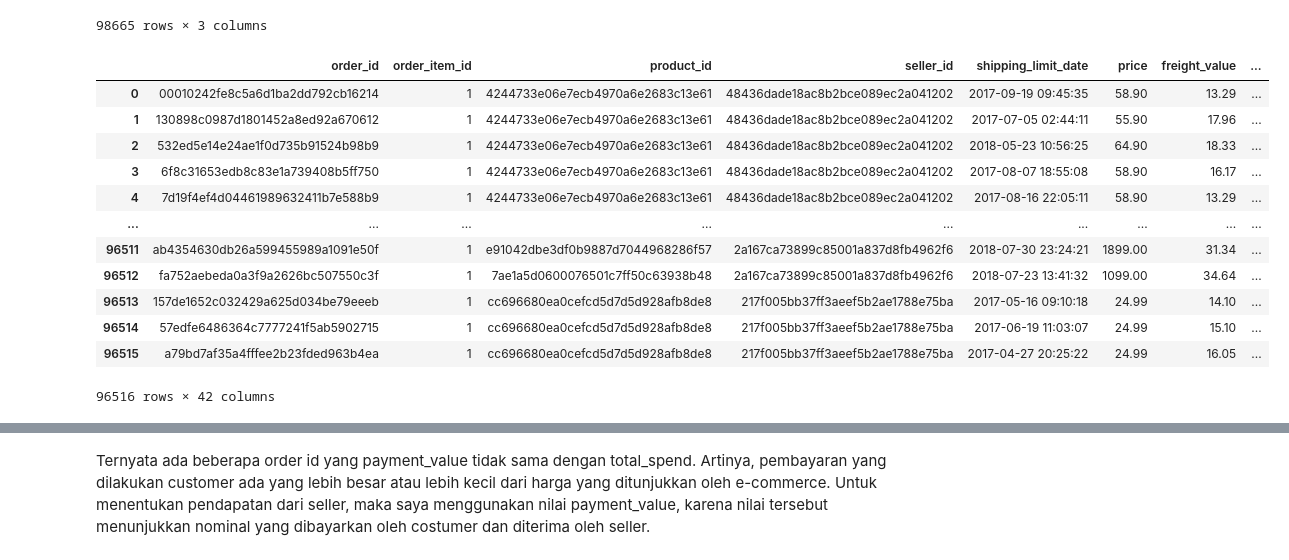
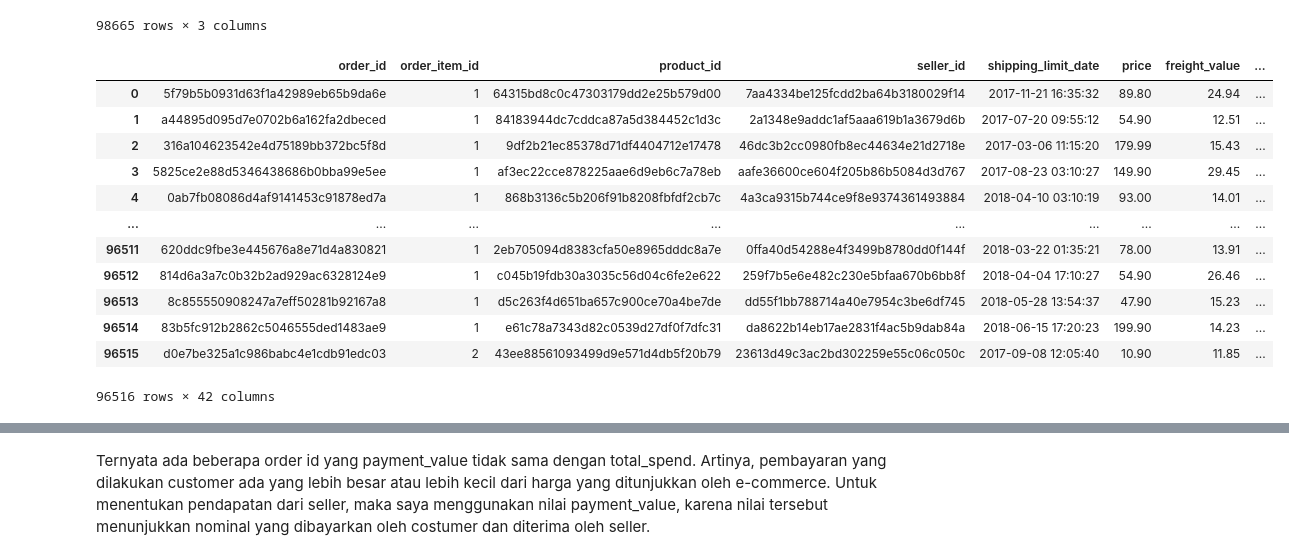
Before and after one commit to abidam16/data-analytic-app, a Jupyter notebook: SubmissionDicoding.ipynb, the cells around one changed output, grey strips where cells are left out. Saved outputs shown, nothing was run; the diff lists cells and outputs as text; code cells hidden in the pictures.

```diff
--- a/SubmissionDicoding.ipynb
+++ b/SubmissionDicoding.ipynb
@@ -1136,21 +1135,21 @@ temp
 | 98664 | fffe41c64501cc87c801fd61db3f6244 | 55.79 | 55.79 |
 98665 rows × 3 columns
 # %%
-new_all_data = all_data.drop_duplicates('order_id').merge(temp, how='inner', on='order_id')
+new_all_data = all_data.sort_values(['customer_id', 'order_estimated_delivery_date']).drop_duplicates('order_id', keep='last').merge(temp, how='inner', on='order_id')
 new_all_data
 # %% [output]
 |  | order_id | order_item_id | product_id | seller_id | shipping_limit_date | price | freight_value | ... |
-| 0 | 00010242fe8c5a6d1ba2dd792cb16214 | 1 | 4244733e06e7ecb4970a6e2683c13e61 | 48436dade18ac8b2bce089ec2a041202 | 2017-09-19 09:45:35 | 58.90 | 13.29 | ... |
-| 1 | 130898c0987d1801452a8ed92a670612 | 1 | 4244733e06e7ecb4970a6e2683c13e61 | 48436dade18ac8b2bce089ec2a041202 | 2017-07-05 02:44:11 | 55.90 | 17.96 | ... |
-| 2 | 532ed5e14e24ae1f0d735b91524b98b9 | 1 | 4244733e06e7ecb4970a6e2683c13e61 | 48436dade18ac8b2bce089ec2a041202 | 2018-05-23 10:56:25 | 64.90 | 18.33 | ... |
-| 3 | 6f8c31653edb8c83e1a739408b5ff750 | 1 | 4244733e06e7ecb4970a6e2683c13e61 | 48436dade18ac8b2bce089ec2a041202 | 2017-08-07 18:55:08 | 58.90 | 16.17 | ... |
-| 4 | 7d19f4ef4d04461989632411b7e588b9 | 1 | 4244733e06e7ecb4970a6e2683c13e61 | 48436dade18ac8b2bce089ec2a041202 | 2017-08-16 22:05:11 | 58.90 | 13.29 | ... |
+| 0 | 5f79b5b0931d63f1a42989eb65b9da6e | 1 | 64315bd8c0c47303179dd2e25b579d00 | 7aa4334be125fcdd2ba64b3180029f14 | 2017-11-21 16:35:32 | 89.80 | 24.94 | ... |
+| 1 | a44895d095d7e0702b6a162fa2dbeced | 1 | 84183944dc7cddca87a5d384452c1d3c | 2a1348e9addc1af5aaa619b1a3679d6b | 2017-07-20 09:55:12 | 54.90 | 12.51 | ... |
+| 2 | 316a104623542e4d75189bb372bc5f8d | 1 | 9df2b21ec85378d71df4404712e17478 | 46dc3b2cc0980fb8ec44634e21d2718e | 2017-03-06 11:15:20 | 179.99 | 15.43 | ... |
+| 3 | 5825ce2e88d5346438686b0bba99e5ee | 1 | af3ec22cce878225aae6d9eb6c7a78eb | aafe36600ce604f205b86b5084d3d767 | 2017-08-23 03:10:27 | 149.90 | 29.45 | ... |
+| 4 | 0ab7fb08086d4af9141453c91878ed7a | 1 | 868b3136c5b206f91b8208fbfdf2cb7c | 4a3ca9315b744ce9f8e9374361493884 | 2018-04-10 03:10:19 | 93.00 | 14.01 | ... |
 | ... | ... | ... | ... | ... | ... | ... | ... | ... |
-| 96511 | ab4354630db26a599455989a1091e50f | 1 | e91042dbe3df0b9887d7044968286f57 | 2a167ca73899c85001a837d8fb4962f6 | 2018-07-30 23:24:21 | 1899.00 | 31.34 | ... |
-| 96512 | fa752aebeda0a3f9a2626bc507550c3f | 1 | 7ae1a5d0600076501c7ff50c63938b48 | 2a167ca73899c85001a837d8fb4962f6 | 2018-07-23 13:41:32 | 1099.00 | 34.64 | ... |
-| 96513 | 157de1652c032429a625d034be79eeeb | 1 | cc696680ea0cefcd5d7d5d928afb8de8 | 217f005bb37ff3aeef5b2ae1788e75ba | 2017-05-16 09:10:18 | 24.99 | 14.10 | ... |
-| 96514 | 57edfe6486364c7777241f5ab5902715 | 1 | cc696680ea0cefcd5d7d5d928afb8de8 | 217f005bb37ff3aeef5b2ae1788e75ba | 2017-06-19 11:03:07 | 24.99 | 15.10 | ... |
-| 96515 | a79bd7af35a4fffee2b23fded963b4ea | 1 | cc696680ea0cefcd5d7d5d928afb8de8 | 217f005bb37ff3aeef5b2ae1788e75ba | 2017-04-27 20:25:22 | 24.99 | 16.05 | ... |
+| 96511 | 620ddc9fbe3e445676a8e71d4a830821 | 1 | 2eb705094d8383cfa50e8965dddc8a7e | 0ffa40d54288e4f3499b8780dd0f144f | 2018-03-22 01:35:21 | 78.00 | 13.91 | ... |
+| 96512 | 814d6a3a7c0b32b2ad929ac6328124e9 | 1 | c045b19fdb30a3035c56d04c6fe2e622 | 259f7b5e6e482c230e5bfaa670b6bb8f | 2018-04-04 17:10:27 | 54.90 | 26.46 | ... |
+| 96513 | 8c855550908247a7eff50281b92167a8 | 1 | d5c263f4d651ba657c900ce70a4be7de | dd55f1bb788714a40e7954c3be6df745 | 2018-05-28 13:54:37 | 47.90 | 15.23 | ... |
+| 96514 | 83b5fc912b2862c5046555ded1483ae9 | 1 | e61c78a7343d82c0539d27df0f7dfc31 | da8622b14eb17ae2831f4ac5b9dab84a | 2018-06-15 17:20:23 | 199.90 | 14.23 | ... |
+| 96515 | d0e7be325a1c986babc4e1cdb91edc03 | 2 | 43ee88561093499d9e571d4db5f20b79 | 23613d49c3ac2bd302259e55c06c050c | 2017-09-08 12:05:40 | 10.90 | 11.85 | ... |
 96516 rows × 42 columns
 # %%
 new_all_data[new_all_data['total_spend'].round(2) != new_all_data['payment_value_y'].round(2)]
```
Also changed, not shown: parts of 31 cells of this notebook.
